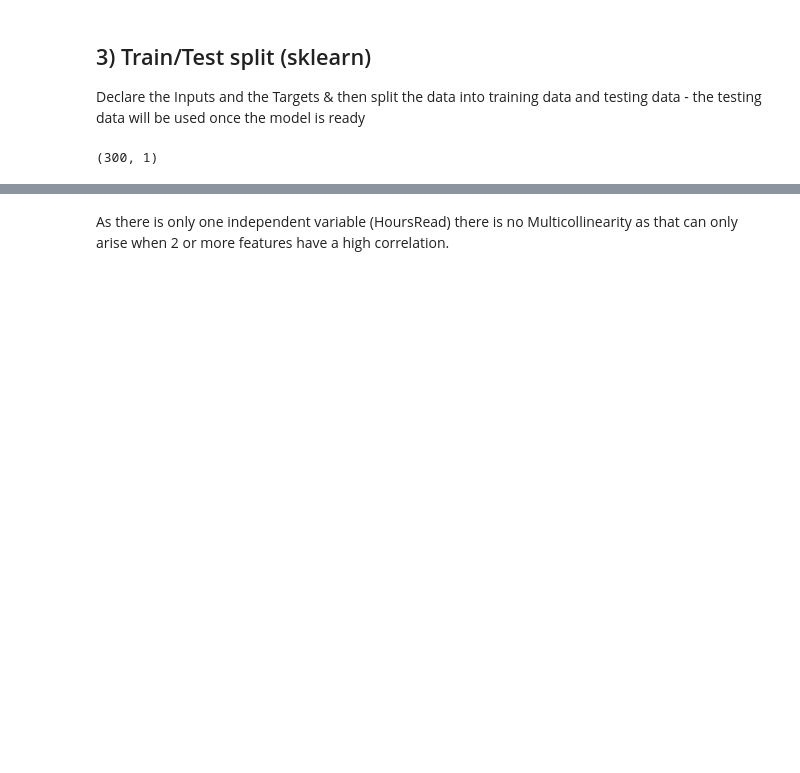
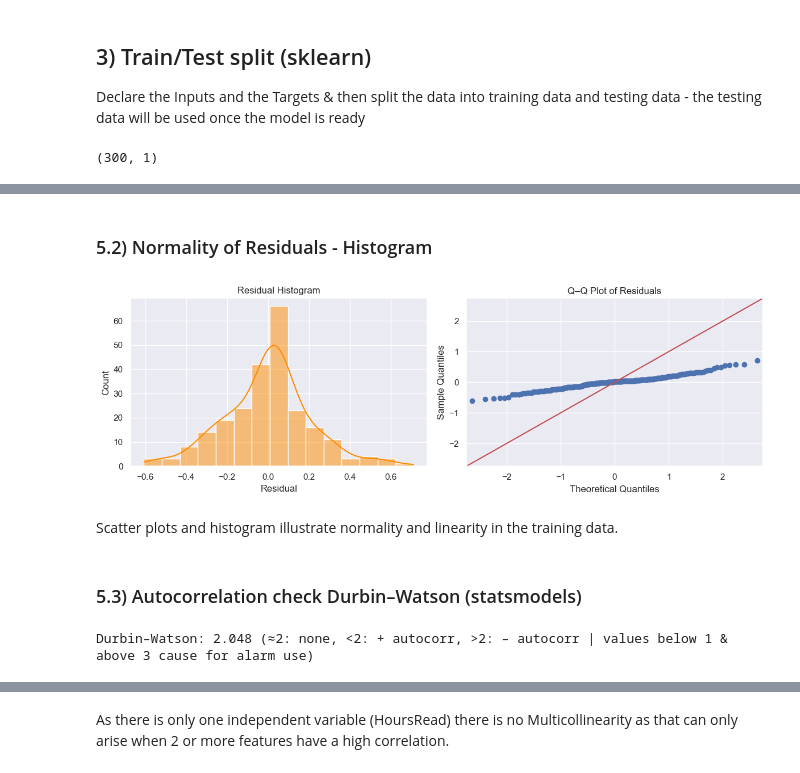
Before and after one commit to Lillian-Elek-Data/ML-with-Python, a Jupyter notebook: Simple Linear Regression/Number of Books Read - SLR.ipynb, the cells around one changed output, grey strips where cells are left out. Saved outputs shown, nothing was run; the diff lists cells and outputs as text; code cells hidden in the pictures; blank space fills up the shorter version.

```diff
--- a/Simple Linear Regression/Number of Books Read - SLR.ipynb
+++ b/Simple Linear Regression/Number of Books Read - SLR.ipynb
@@ -175,0 +266,29 @@ x_train, x_test, y_train, y_test = train_test_split(inputs_matrix, targets, test
+# %% [markdown]
+### 5.2) Normality of Residuals - Histogram
+# %%
+# Normality of Residuals
+fig, ax = plt.subplots(1, 2, figsize=(12,4))
+
+# Histogram + KDE
+sns.histplot(residuals, bins=15, kde=True, ax=ax[0], color='darkorange')
+ax[0].set_title('Residual Histogram')
+ax[0].set_xlabel('Residual')
+
+# Q-Q Plot
+sm.qqplot(residuals, line='45', ax=ax[1])
+ax[1].set_title('Q–Q Plot of Residuals')
+
+plt.tight_layout()
+plt.show()
+# %% [output]
+[figure, added]
+# %% [markdown]
+Scatter plots and histogram illustrate normality and linearity in the training data.
+# %% [markdown]
+### 5.3) Autocorrelation check Durbin–Watson (statsmodels)
+# %%
+# Calculate the Durbin-Watson statistic on the residuals
+dw = durbin_watson(model.resid)
+print(f"Durbin–Watson: {dw:.3f} (≈2: none, <2: + autocorr, >2: – autocorr | values below 1 & above 3 cause for alarm use)")
+# %% [output]
+Durbin–Watson: 2.048 (≈2: none, <2: + autocorr, >2: – autocorr | values below 1 & above 3 cause for alarm use)
```
Also changed, not shown: parts of 27 cells of this notebook.
